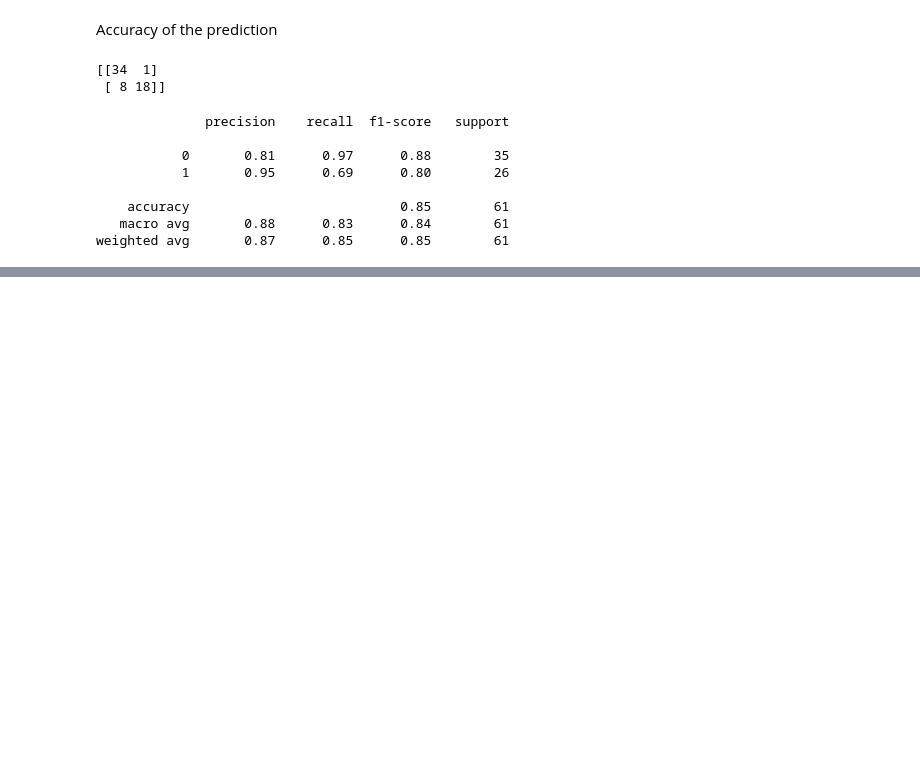
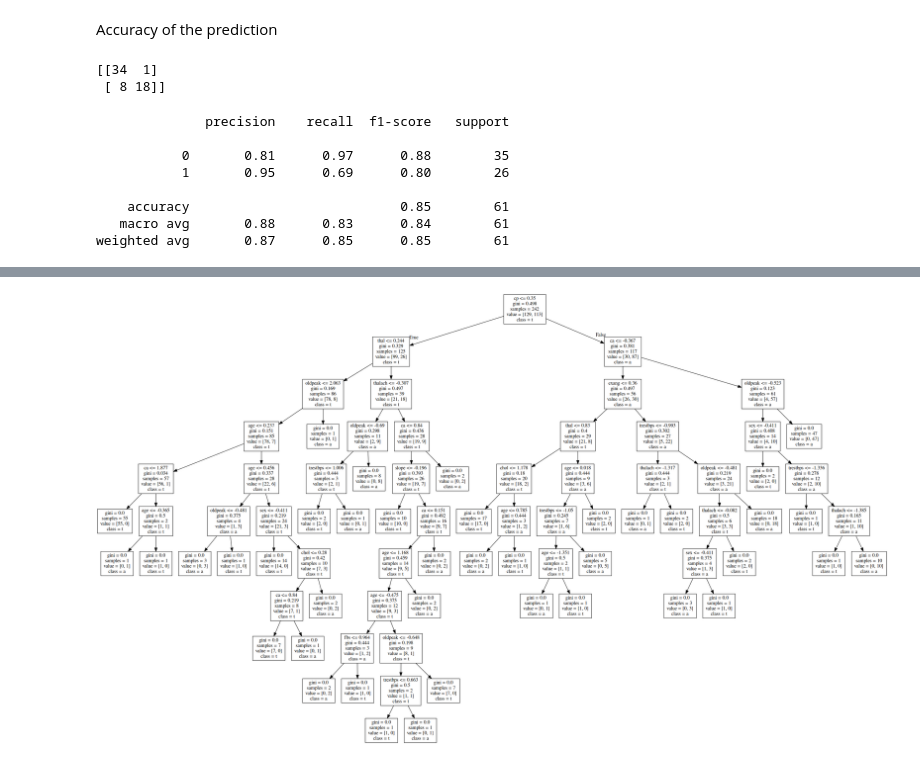
Before and after one commit to danish-danial/FinalYearProject, a Jupyter notebook: classification/Exploratory Data Analysis.ipynb, the cells around one changed output, grey strips where cells are left out. Cells and saved outputs as stored; diff of their text form; code cells hidden in the pictures; blank space fills up the shorter version.

```diff
--- a/classification/Exploratory Data Analysis.ipynb
+++ b/classification/Exploratory Data Analysis.ipynb
@@ -172,0 +173,2 @@ ModuleNotFoundError: No module named 'graphviz'
+# %%
+dtree.fit(X_train, y_train)
@@ -172,0 +186,3 @@ ModuleNotFoundError: No module named 'graphviz'
+# %%
+features = list(dataset.drop('target', axis = 1))
+features
@@ -172,0 +203,8 @@ ModuleNotFoundError: No module named 'graphviz'
+# %%
+dot_data = tree.export_graphviz(dtree, out_file = None, feature_names = features, class_names = 'target')
+# %%
+graph = pydotplus.graph_from_dot_data(dot_data)
+# %%
+Image(graph.create_png())
+# %% [output]
+[figure, added]
```
Also changed, not shown: parts of 9 cells of this notebook, 11 other files.
